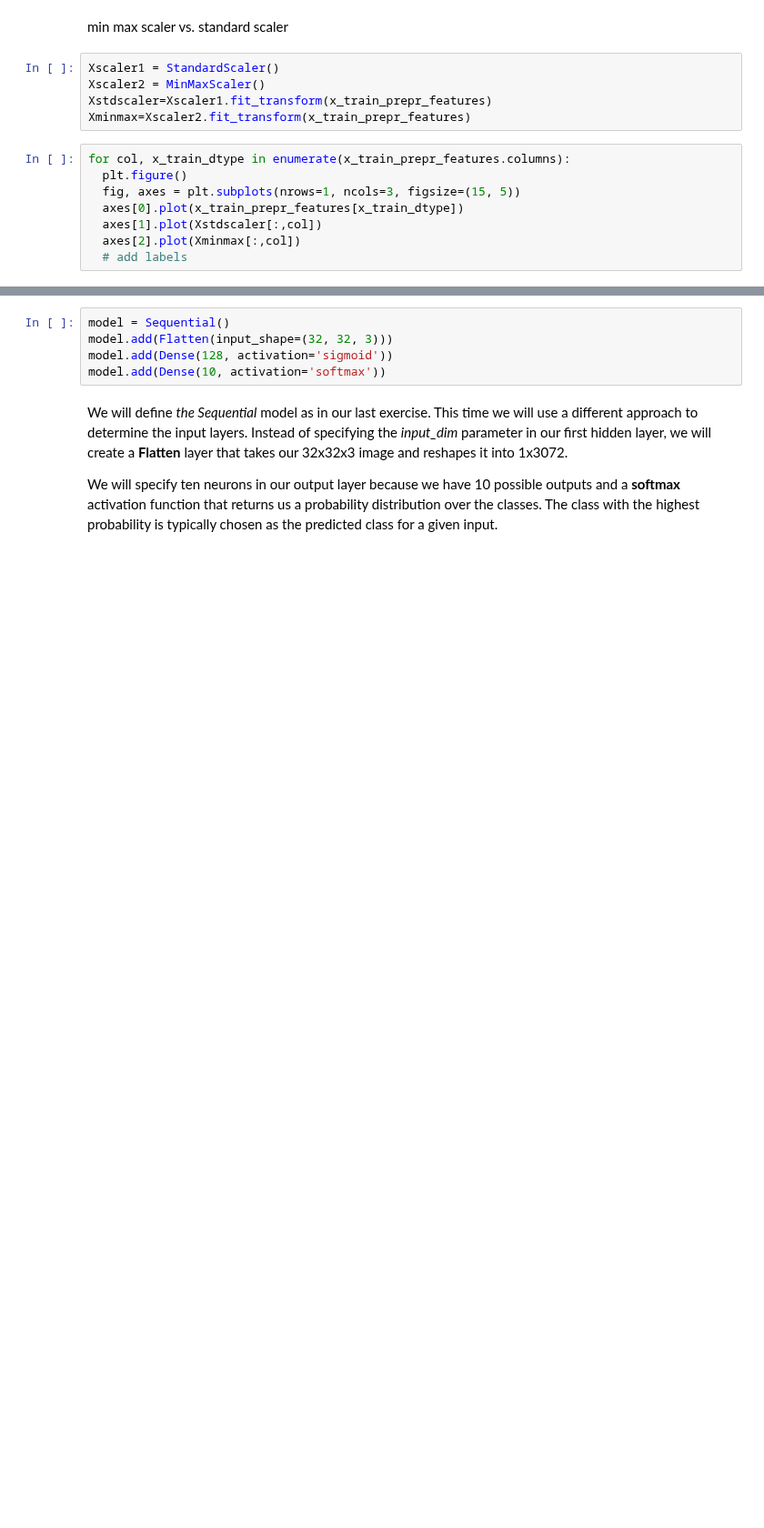
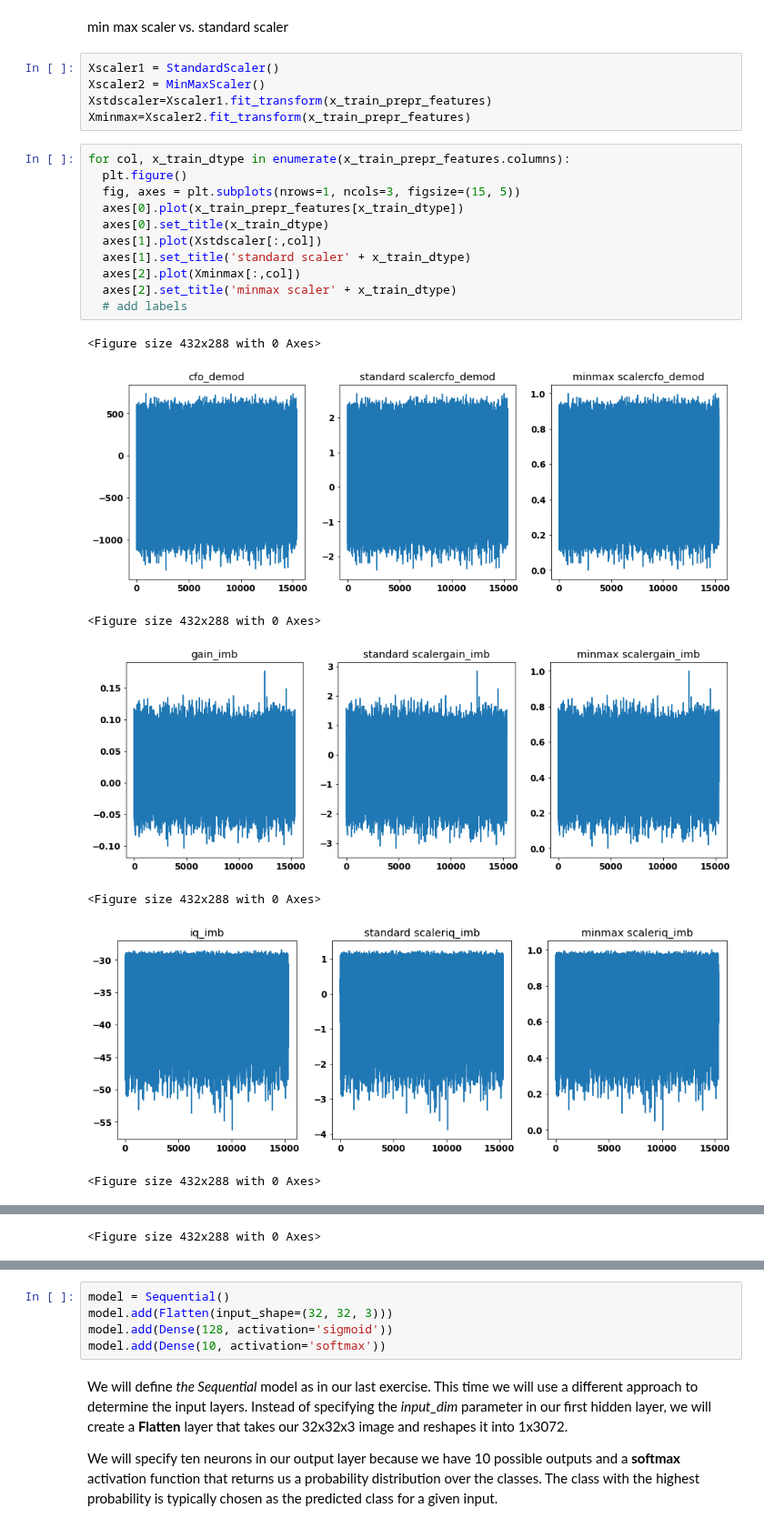
Before and after one commit to KassenBoyaubay/MPA-MLF-Exercises, a Jupyter notebook: Miniproject/Miniproject.ipynb, the cells around one changed output, grey strips where cells are left out. Shown at 91% size. Drawn from its saved outputs; the diff is of its cells as text; blank space fills up the shorter version.

```diff
--- a/Miniproject/Miniproject.ipynb
+++ b/Miniproject/Miniproject.ipynb
@@ -139,8 +146,19 @@ Xminmax=Xscaler2.fit_transform(x_train_prepr_features)
 # %%
 for col, x_train_dtype in enumerate(x_train_prepr_features.columns):
   plt.figure()
   fig, axes = plt.subplots(nrows=1, ncols=3, figsize=(15, 5))
   axes[0].plot(x_train_prepr_features[x_train_dtype])
+  axes[0].set_title(x_train_dtype)
   axes[1].plot(Xstdscaler[:,col])
+  axes[1].set_title('standard scaler' + x_train_dtype)
   axes[2].plot(Xminmax[:,col])
+  axes[2].set_title('minmax scaler' + x_train_dtype)
   # add labels
+# %% [output]
+<Figure size 432x288 with 0 Axes>
+[figure, added]
+<Figure size 432x288 with 0 Axes>
+[figure, added]
+<Figure size 432x288 with 0 Axes>
+[figure, added]
+<Figure size 432x288 with 0 Axes>
@@ -146,0 +166 @@ for col, x_train_dtype in enumerate(x_train_prepr_features.columns):
+<Figure size 432x288 with 0 Axes>
```
Also changed, not shown: parts of 23 cells of this notebook.
